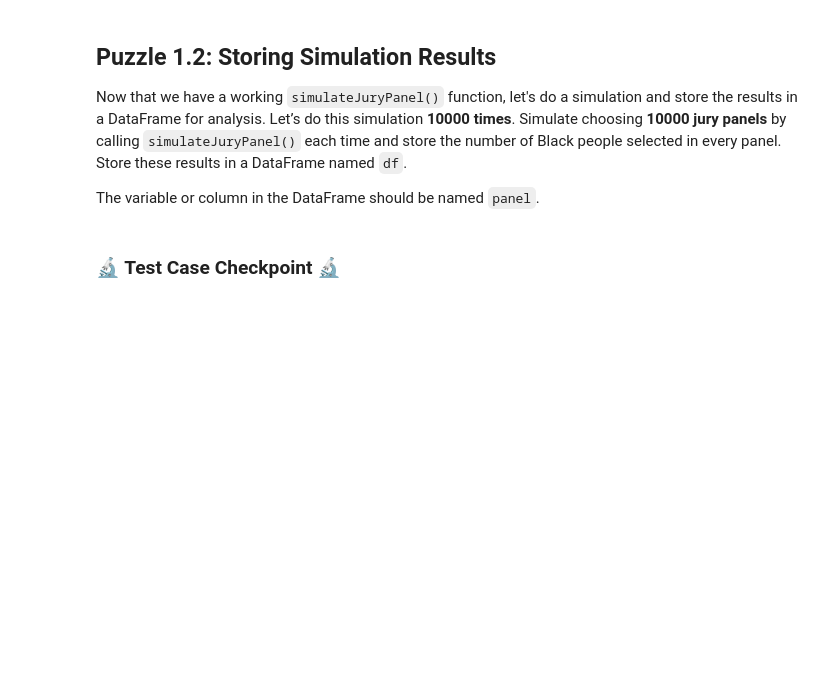
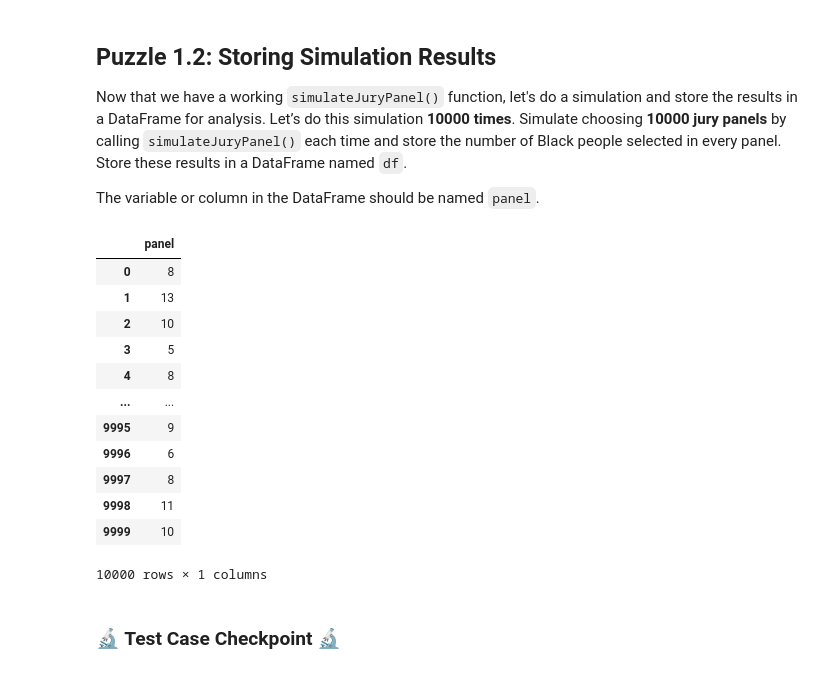
Before and after one commit to JoshuaMorales1245/Personal-Projects, a Jupyter notebook: lab_justice/lab_justice.ipynb, the cells around one changed output. Cells and saved outputs as stored; diff of their text form; code cells hidden in the pictures; blank space fills up the shorter version.

```diff
--- a/lab_justice/lab_justice.ipynb
+++ b/lab_justice/lab_justice.ipynb
@@ -96,3 +103,25 @@ The variable or column in the DataFrame should be named `panel`.
+# %%
+data = []
+for i in range(10000):
+    panels = simulateJuryPanel()
+    d = {'panel': panels}
+    data.append(d)
+df = pd.DataFrame(data)
+df
+# %% [output]
+|  | panel |
+| 0 | 8 |
+| 1 | 13 |
+| 2 | 10 |
+| 3 | 5 |
+| 4 | 8 |
+| ... | ... |
+| 9995 | 9 |
+| 9996 | 6 |
+| 9997 | 8 |
+| 9998 | 11 |
+| 9999 | 10 |
+10000 rows × 1 columns
 # %% [markdown]
 ### 🔬 Test Case Checkpoint 🔬
 # %%
```
Also changed, not shown: parts of 37 cells of this notebook.
